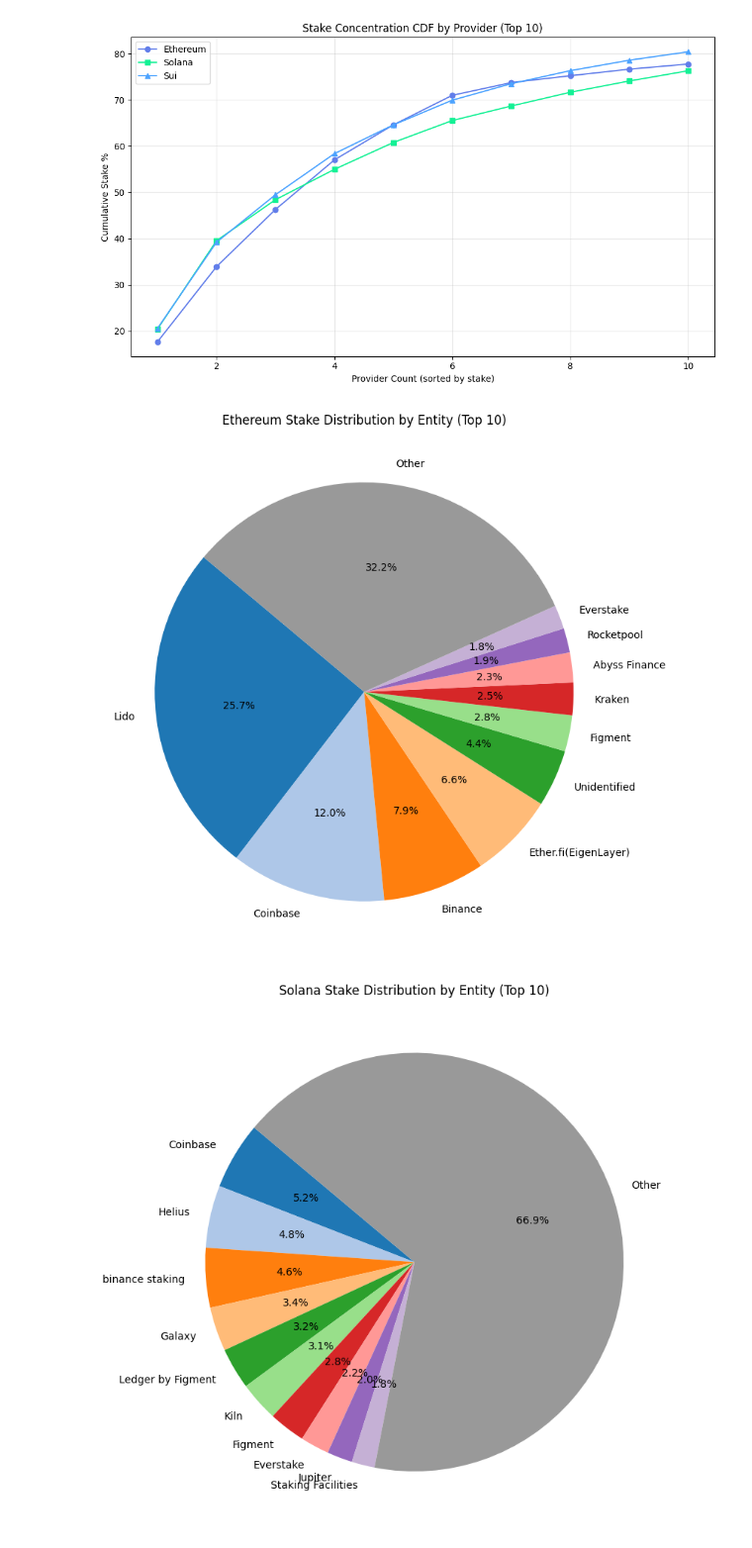
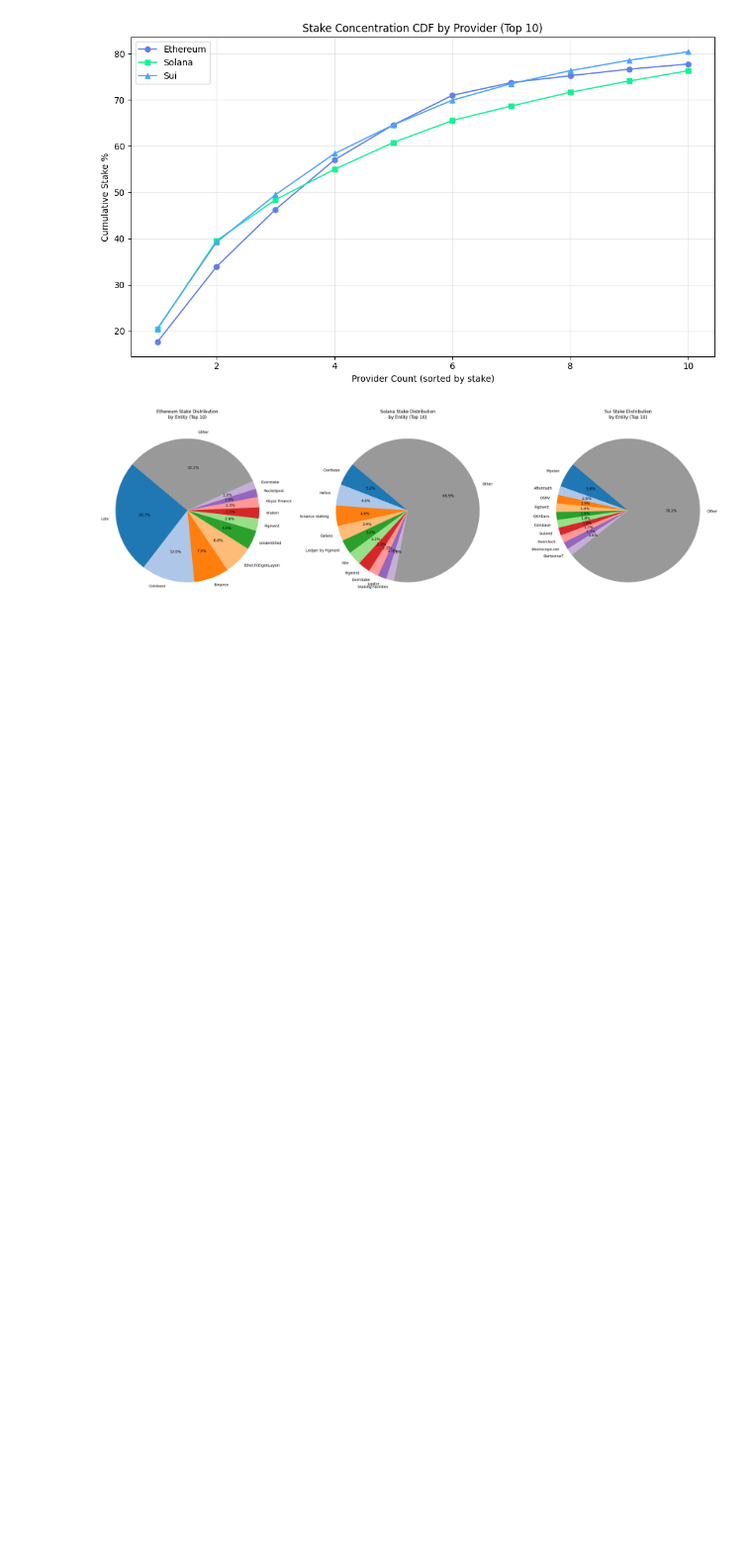
Before and after one commit to Firstset/decentralization-analysis, a Jupyter notebook: notebooks/01_data_exploration.ipynb, the cells around one changed output. Shown at 99% size. Saved outputs shown, nothing was run; the diff lists cells and outputs as text; code cells hidden in the pictures; blank space fills up the shorter version.

```diff
--- a/notebooks/01_data_exploration.ipynb
+++ b/notebooks/01_data_exploration.ipynb
@@ -761,63 +833,67 @@ plt.show()
 import matplotlib.pyplot as plt
 from src.data_utils import pie_colors
 
-top_n = 10
+# Create a figure with 1 row and 3 columns
+plt.figure(figsize=(24, 8))
 
-# Ethereum Pie Chart by Entity Name (from eth_entities_df)
-if 'eth_entities_df' in locals() and not eth_entities_df.empty and 'name' in eth_entities_df.columns and 'eth_deposited' in eth_entities_df.columns:
+# Ethereum
+plt.subplot(1, 3, 1)
+if 'eth_entities_df' in locals() and not eth_entities_df.empty:
+    # Group by entity name and sum the validators (each validator = 32 ETH)
     entity_stake = eth_entities_df.groupby('name')['eth_deposited'].sum()
     entity_stake_sorted = entity_stake.sort_values(ascending=False)
+    top_n = 10
     top_entities = entity_stake_sorted[:top_n]
     other = entity_stake_sorted[top_n:].sum()
     pie_data = top_entities.copy()
     if other > 0:
         pie_data['Other'] = other
-    plt.figure(figsize=(8, 8))
+
     pie_data.plot.pie(autopct='%1.1f%%', startangle=140, label='', colors=pie_colors(n_main=10))
-    plt.title('Ethereum Stake Distribution by Entity (Top 10)')
+    plt.title('Ethereum Stake Distribution\nby Entity (Top 10)')
     plt.ylabel('')
-    plt.tight_layout()
-    plt.show()
 else:
-    print("⚠️ 'eth_entities_df' not found or is empty, or required columns missing.")
+    plt.text(0.5, 0.5, '⚠️ No Ethereum data available', ha='center', va='center')
 
-# Solana Pie Chart by Entity Name (use name field)
-if 'solana_validators_df' in locals() and not solana_validators_df.empty and 'name' in solana_validators_df.columns:
+# Solana
+plt.subplot(1, 3, 2)
+if 'solana_validators_df' in locals() and not solana_validators_df.empty:
+    # Group by entity name and sum the stake
     solana_validators_df['active_stake'] = pd.to_numeric(solana_validators_df['active_stake'], errors='coerce')
     entity_stake = solana_validators_df.groupby('name')['active_stake'].sum()
     entity_stake_sorted = entity_stake.sort_values(ascending=False)
+    top_n = 10
     top_entities = entity_stake_sorted[:top_n]
     other = entity_stake_sorted[top_n:].sum()
     pie_data = top_entities.copy()
     if other > 0:
         pie_data['Other'] = other
-    plt.figure(figsize=(8, 8))
+
     pie_data.plot.pie(autopct='%1.1f%%', startangle=140, label='', colors=pie_colors(n_main=10))
-    plt.title('Solana Stake Distribution by Entity (Top 10)')
+    plt.title('Solana Stake Distribution\nby Entity (Top 10)')
     plt.ylabel('')
-    plt.tight_layout()
-    plt.show()
 else:
-    print("⚠️ 'solana_validators_df' not found or is empty, or 'name' column missing.")
+    plt.text(0.5, 0.5, '⚠️ No Solana data available', ha='center', va='center')
 
-# Sui Pie Chart by Entity Name (use name field)
-if 'sui_validators_df' in locals() and not sui_validators_df.empty and 'name' in sui_validators_df.columns:
-    sui_validators_df['stakingPoolSuiBalance'] = pd.to_numeric(sui_validators_df['stakingPoolSuiBalance'], errors='coerce')
+# Sui
+plt.subplot(1, 3, 3)
+if 'sui_validators_df' in locals() and not sui_validators_df.empty:
+    # Group by name and sum the stake
     entity_stake = sui_validators_df.groupby('name')['stakingPoolSuiBalance'].sum()
     entity_stake_sorted = entity_stake.sort_values(ascending=False)
+    top_n = 10
     top_entities = entity_stake_sorted[:top_n]
     other = entity_stake_sorted[top_n:].sum()
     pie_data = top_entities.copy()
     if other > 0:
         pie_data['Other'] = other
-    plt.figure(figsize=(8, 8))
+
     pie_data.plot.pie(autopct='%1.1f%%', startangle=140, label='', colors=pie_colors(n_main=10))
-    plt.title('Sui Stake Distribution by Entity (Top 10)')
+    plt.title('Sui Stake Distribution\nby Entity (Top 10)')
     plt.ylabel('')
-    plt.tight_layout()
-    plt.show()
 else:
-    print("⚠️ 'sui_validators_df' not found or is empty, or 'name' column missing.")
+    plt.text(0.5, 0.5, '⚠️ No Sui data available', ha='center', va='center')
+
+plt.tight_layout()
 # %% [output]
-[figure, old version]
+[figure, new version]
-[figure, removed]
```
Also changed, not shown: parts of 7 cells of this notebook, 2 other files.
